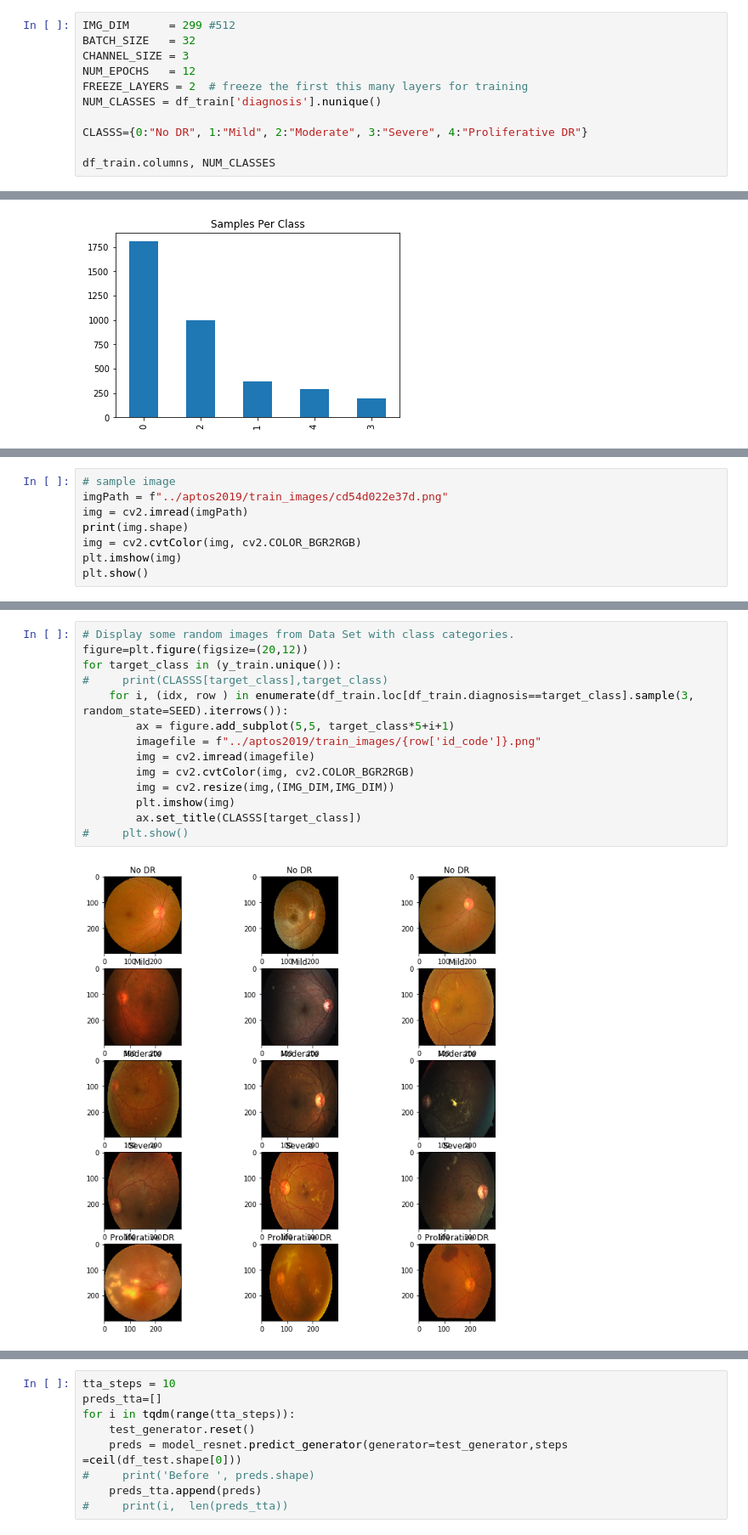
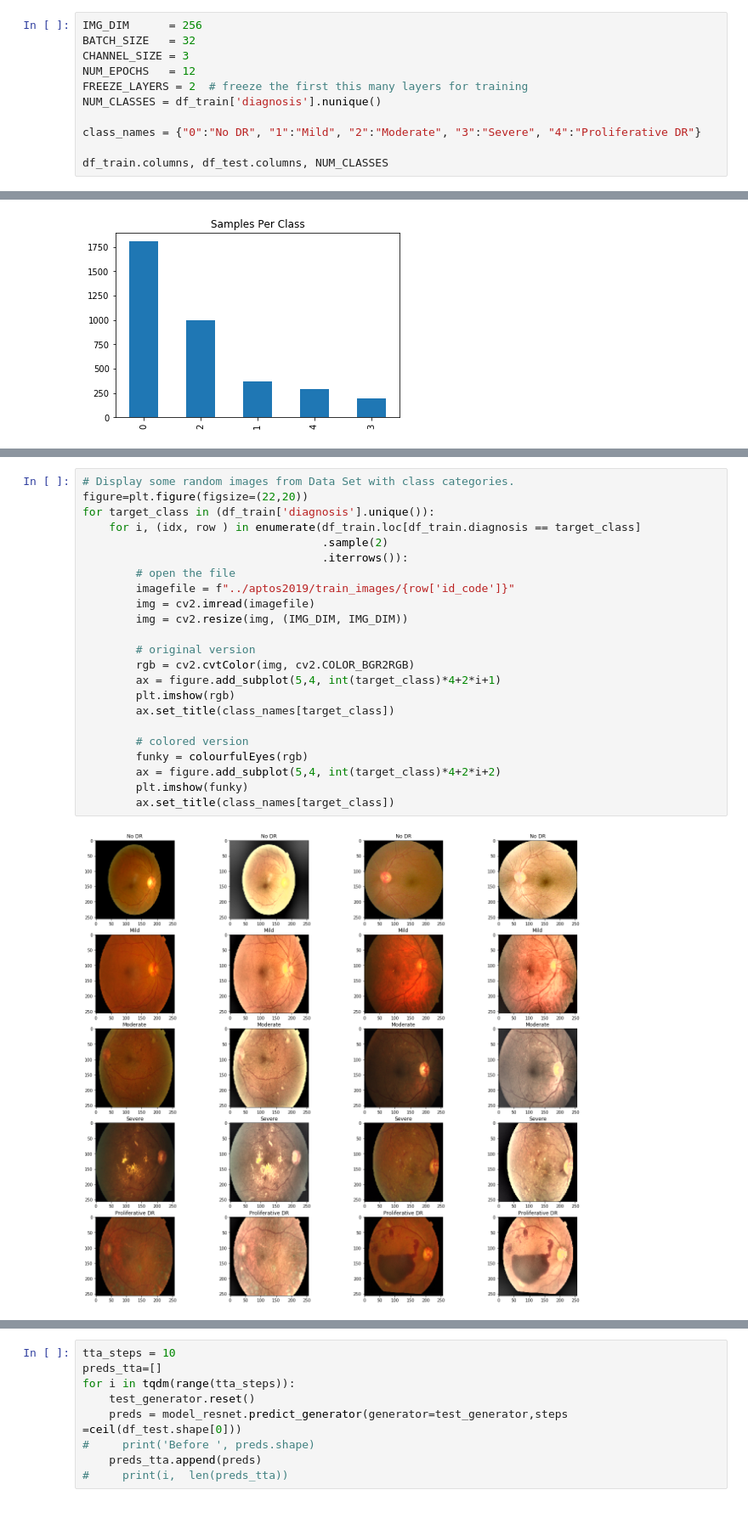
Before and after one commit to HaydenMuscat24/kaggle_aptos, a Jupyter notebook: hayden/haydens_initial_code_copy.ipynb, the cells around one changed output, grey strips where cells are left out. Shown at 85% size. Saved outputs shown, nothing was run; the diff lists cells and outputs as text.

```diff
--- a/hayden/haydens_initial_code_copy.ipynb
+++ b/hayden/haydens_initial_code_copy.ipynb
@@ -37,12 +43,12 @@ df_test  = pd.read_csv("../aptos2019/test.csv")
 # %%
-IMG_DIM      = 299 #512
+IMG_DIM      = 256
 BATCH_SIZE   = 32
 CHANNEL_SIZE = 3
 NUM_EPOCHS   = 12
 FREEZE_LAYERS = 2  # freeze the first this many layers for training
 NUM_CLASSES = df_train['diagnosis'].nunique()
 
-CLASSS={0:"No DR", 1:"Mild", 2:"Moderate", 3:"Severe", 4:"Proliferative DR"}
+class_names = {"0":"No DR", "1":"Mild", "2":"Moderate", "3":"Severe", "4":"Proliferative DR"}
 
-df_train.columns, NUM_CLASSES
+df_train.columns, df_test.columns, NUM_CLASSES
 # %% [output]
@@ -60,8 +62,0 @@ x_train.shape, y_train.shape, x_test.shape, y_test.shape
-# %%
-# sample image
-imgPath = f"../aptos2019/train_images/cd54d022e37d.png"
-img = cv2.imread(imgPath)
-print(img.shape)
-img = cv2.cvtColor(img, cv2.COLOR_BGR2RGB)
-plt.imshow(img)
-plt.show()
@@ -71,16 +121,25 @@ plt.show()
 # %%
 # Display some random images from Data Set with class categories.
-figure=plt.figure(figsize=(20,12))
-for target_class in (y_train.unique()):
-#     print(CLASSS[target_class],target_class)
-    for i, (idx, row ) in enumerate(df_train.loc[df_train.diagnosis==target_class].sample(3, random_state=SEED).iterrows()):
-        ax = figure.add_subplot(5,5, target_class*5+i+1)
-        imagefile = f"../aptos2019/train_images/{row['id_code']}.png"
+figure=plt.figure(figsize=(22,20))
+for target_class in (df_train['diagnosis'].unique()):
+    for i, (idx, row ) in enumerate(df_train.loc[df_train.diagnosis == target_class]
+                                    .sample(2)
+                                    .iterrows()):
+        # open the file
+        imagefile = f"../aptos2019/train_images/{row['id_code']}"
         img = cv2.imread(imagefile)
-        img = cv2.cvtColor(img, cv2.COLOR_BGR2RGB)
-        img = cv2.resize(img,(IMG_DIM,IMG_DIM))
-        plt.imshow(img)
-        ax.set_title(CLASSS[target_class])
-#     plt.show()
+        img = cv2.resize(img, (IMG_DIM, IMG_DIM))
+
+        # original version
+        rgb = cv2.cvtColor(img, cv2.COLOR_BGR2RGB)
+        ax = figure.add_subplot(5,4, int(target_class)*4+2*i+1)
+        plt.imshow(rgb)
+        ax.set_title(class_names[target_class])
+
+        # colored version
+        funky = colourfulEyes(rgb)
+        ax = figure.add_subplot(5,4, int(target_class)*4+2*i+2)
+        plt.imshow(funky)
+        ax.set_title(class_names[target_class])
 # %% [output]
-[figure, old version]
+[figure, new version]
```
Also changed, not shown: parts of 17 cells of this notebook.
